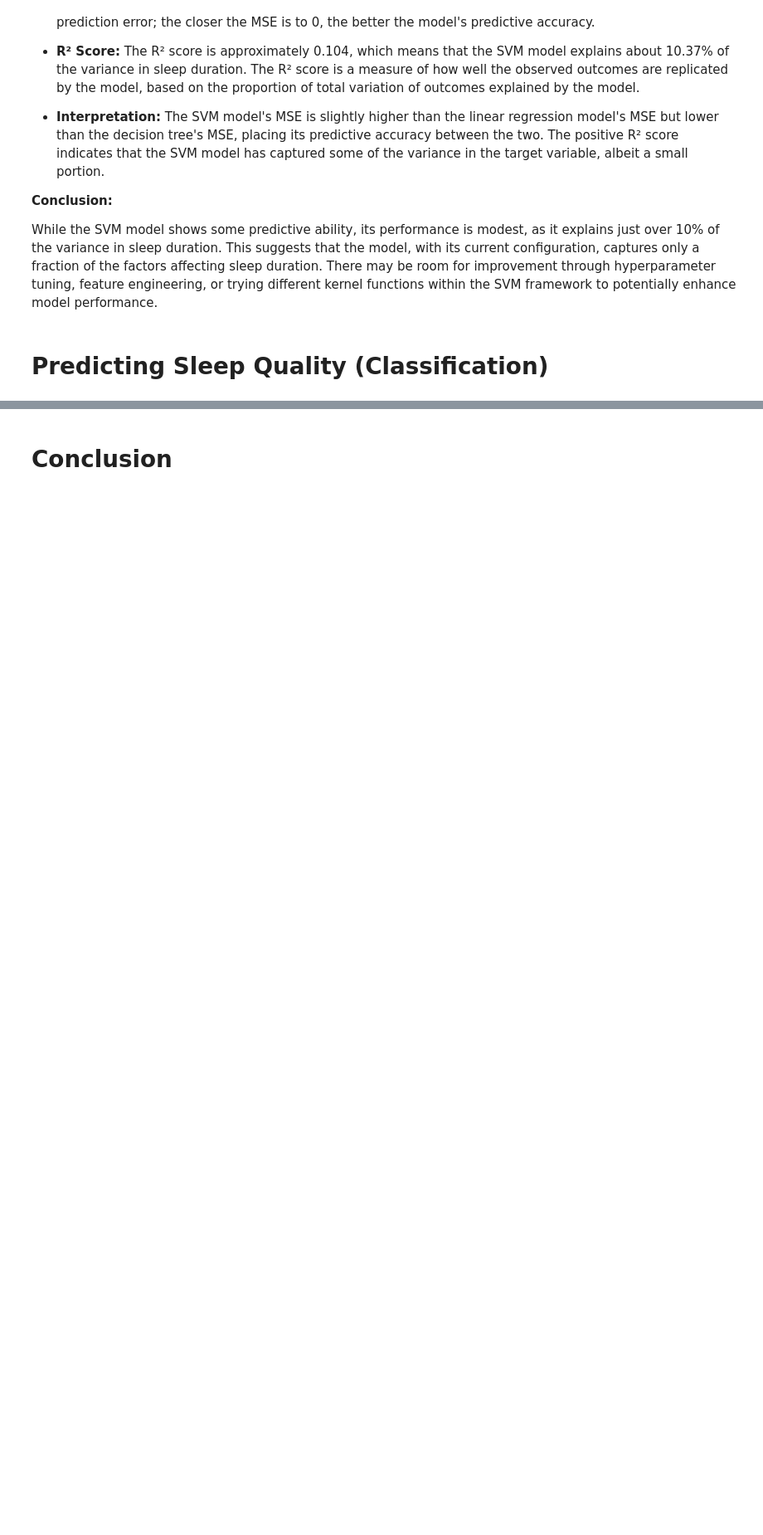
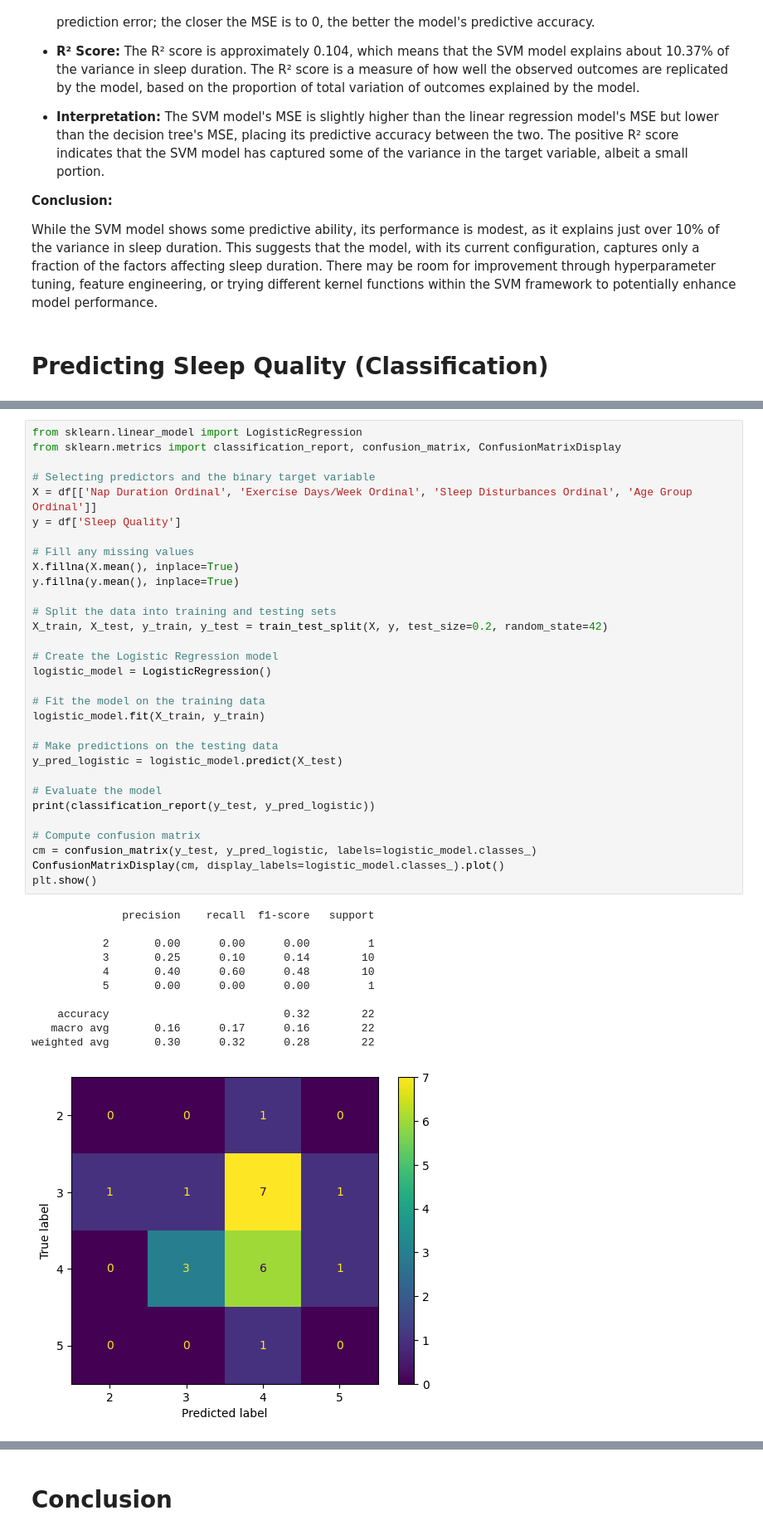
Before and after one commit to johnkimtech/sleep, a Jupyter notebook: Modeling.ipynb, the cells around one changed output, grey strips where cells are left out. Shown at 83% size. Saved outputs shown, nothing was run; the diff lists cells and outputs as text; blank space fills up the shorter version.

Commit message:
added classification, not yet analysis

```diff
--- a/Modeling.ipynb
+++ b/Modeling.ipynb
@@ -303,0 +306,43 @@ While the SVM model shows some predictive ability, its performance is modest, as
+# %%
+from sklearn.linear_model import LogisticRegression
+from sklearn.metrics import classification_report, confusion_matrix, ConfusionMatrixDisplay
+
+# Selecting predictors and the binary target variable
+X = df[['Nap Duration Ordinal', 'Exercise Days/Week Ordinal', 'Sleep Disturbances Ordinal', 'Age Group Ordinal']]
+y = df['Sleep Quality']
+
+# Fill any missing values
+X.fillna(X.mean(), inplace=True)
+y.fillna(y.mean(), inplace=True)
+
+# Split the data into training and testing sets
+X_train, X_test, y_train, y_test = train_test_split(X, y, test_size=0.2, random_state=42)
+
+# Create the Logistic Regression model
+logistic_model = LogisticRegression()
+
+# Fit the model on the training data
+logistic_model.fit(X_train, y_train)
+
+# Make predictions on the testing data
+y_pred_logistic = logistic_model.predict(X_test)
+
+# Evaluate the model
+print(classification_report(y_test, y_pred_logistic))
+
+# Compute confusion matrix
+cm = confusion_matrix(y_test, y_pred_logistic, labels=logistic_model.classes_)
+ConfusionMatrixDisplay(cm, display_labels=logistic_model.classes_).plot()
+plt.show()
+# %% [output]
+              precision    recall  f1-score   support
+
+           2       0.00      0.00      0.00         1
+           3       0.25      0.10      0.14        10
+           4       0.40      0.60      0.48        10
+           5       0.00      0.00      0.00         1
+
+    accuracy                           0.32        22
+   macro avg       0.16      0.17      0.16        22
+weighted avg       0.30      0.32      0.28        22
+[figure, added]
```
Also changed, not shown: parts of 11 cells of this notebook, 1 other file.
